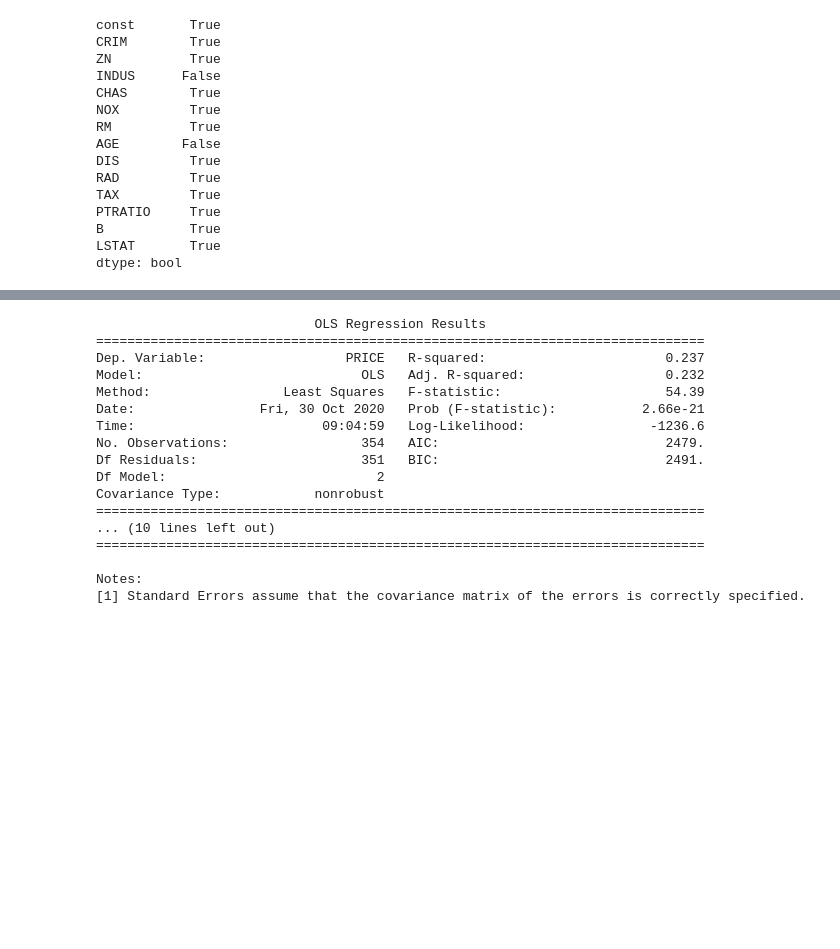
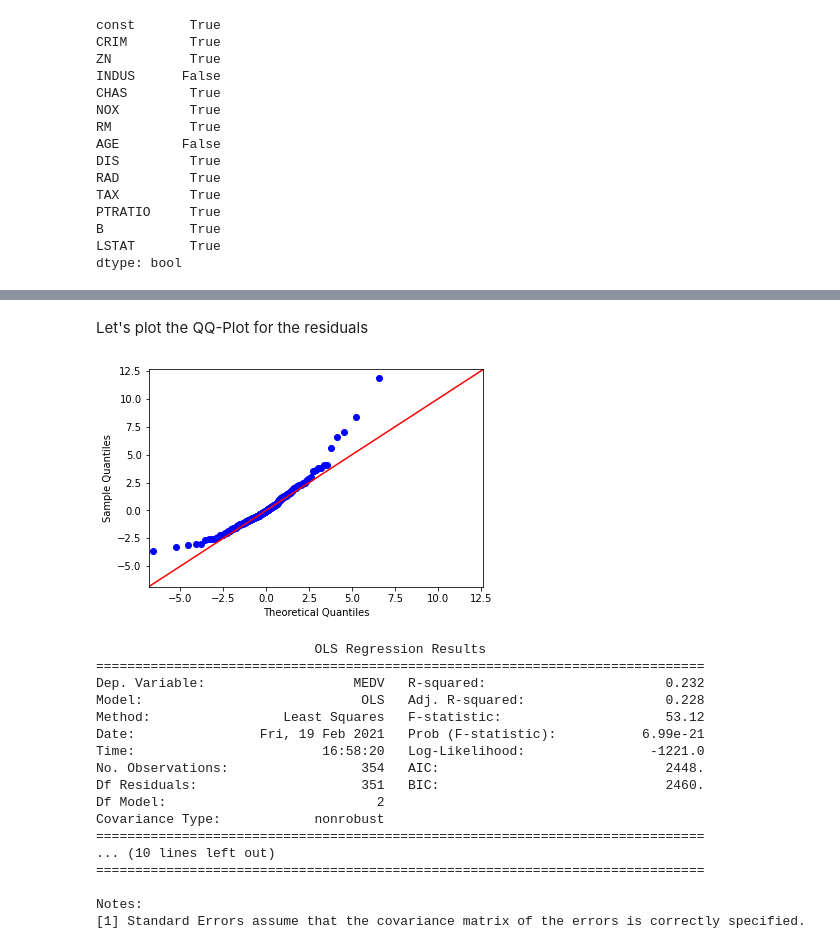
Before and after one commit to rueedlinger/machine-learning-snippets, a Jupyter notebook: notebooks/supervised/linear_regression/multiple_linear_regression_statsmodels.ipynb, the cells around one changed output, grey strips where cells are left out. Cells and saved outputs as stored; diff of their text form; code cells hidden in the pictures; blank space fills up the shorter version.

```diff
--- a/notebooks/supervised/linear_regression/multiple_linear_regression_statsmodels.ipynb
+++ b/notebooks/supervised/linear_regression/multiple_linear_regression_statsmodels.ipynb
@@ -106,17 +141,24 @@ Notes:
 strong multicollinearity or other numerical problems.
+# %% [markdown]
+Let's plot the QQ-Plot for the residuals
+# %%
+fig = sm.qqplot(results.resid, stats.t, fit=True, line="45")
+plt.show()
+# %% [output]
+[figure, added]
 # %%
-results = smf.ols('PRICE ~ CRIM + ZN', data=dat).fit()
+results = smf.ols('MEDV ~ CRIM + ZN', data=dat).fit()
 print(results.summary())
 # %% [output]
                             OLS Regression Results
 ==============================================================================
-Dep. Variable:                  PRICE   R-squared:                       0.237
-Model:                            OLS   Adj. R-squared:                  0.232
-Method:                 Least Squares   F-statistic:                     54.39
-Date:                Fri, 30 Oct 2020   Prob (F-statistic):           2.66e-21
-Time:                        09:04:59   Log-Likelihood:                -1236.6
-No. Observations:                 354   AIC:                             2479.
-Df Residuals:                     351   BIC:                             2491.
+Dep. Variable:                   MEDV   R-squared:                       0.232
+Model:                            OLS   Adj. R-squared:                  0.228
+Method:                 Least Squares   F-statistic:                     53.12
+Date:                Fri, 19 Feb 2021   Prob (F-statistic):           6.99e-21
+Time:                        16:58:20   Log-Likelihood:                -1221.0
+No. Observations:                 354   AIC:                             2448.
+Df Residuals:                     351   BIC:                             2460.
 Df Model:                           2
 Covariance Type:            nonrobust
 ==============================================================================
```
Also changed, not shown: parts of 17 cells of this notebook, 1 other file.
